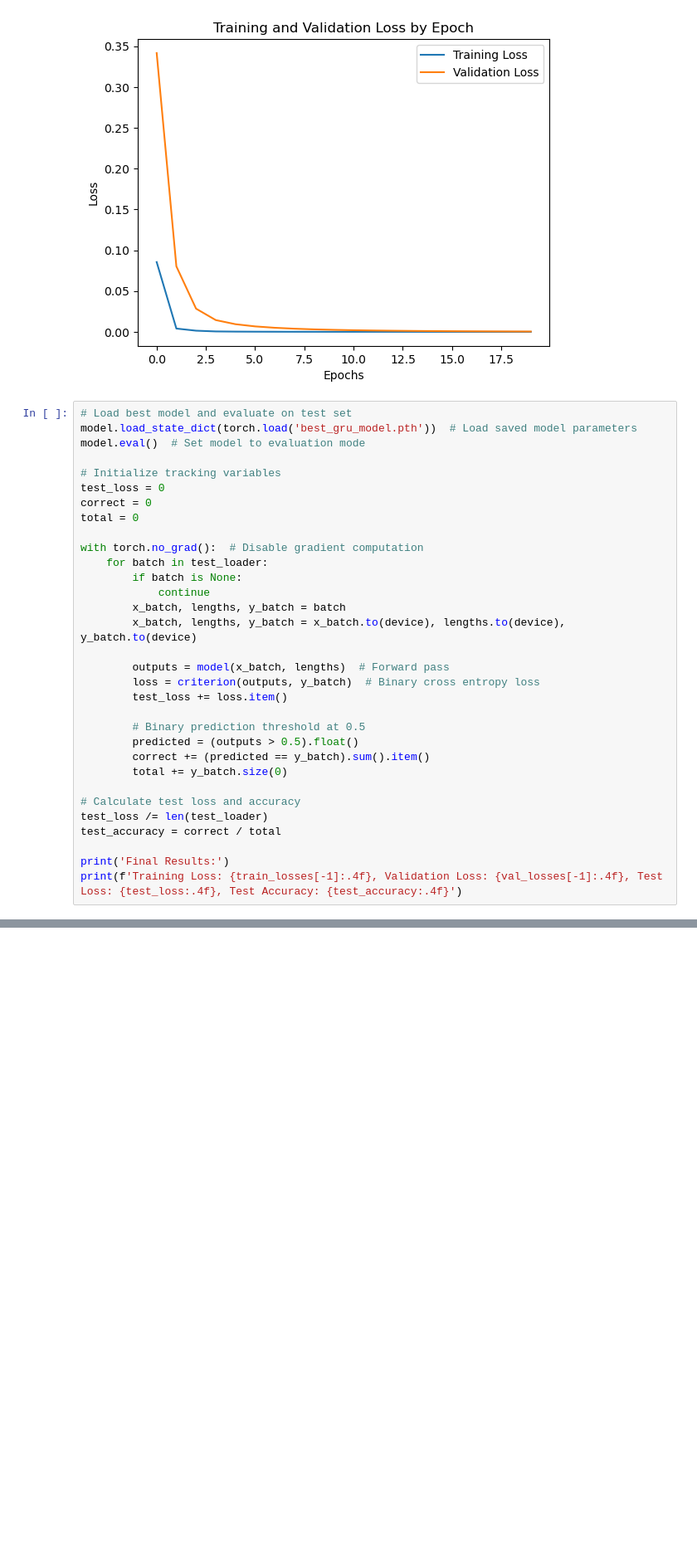
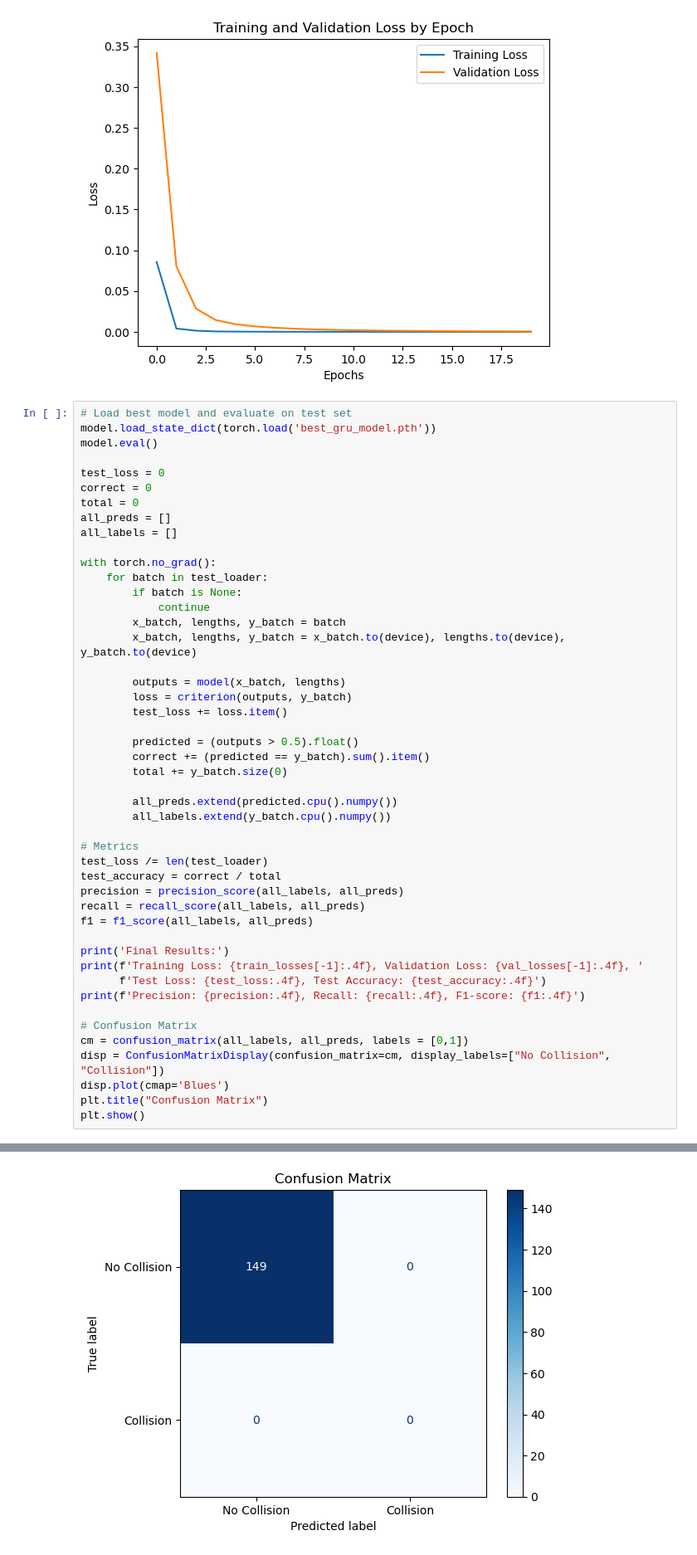
Before and after one commit to dcorc7/dsan-6600-final-project, a Jupyter notebook: code/GRU.ipynb, the cells around one changed output, grey strips where cells are left out. Shown at 83% size. Cells and saved outputs as stored; diff of their text form; blank space fills up the shorter version.

Commit message:
Added a confusion matrix to Gru code

```diff
--- a/code/GRU.ipynb
+++ b/code/GRU.ipynb
@@ -297,36 +299,51 @@ plt.show
 [figure]
 # %%
 # Load best model and evaluate on test set
-model.load_state_dict(torch.load('best_gru_model.pth'))  # Load saved model parameters
-model.eval()  # Set model to evaluation mode
+model.load_state_dict(torch.load('best_gru_model.pth'))
+model.eval()
 
-# Initialize tracking variables
 test_loss = 0
 correct = 0
 total = 0
+all_preds = []
+all_labels = []
 
-with torch.no_grad():  # Disable gradient computation
+with torch.no_grad():
     for batch in test_loader:
         if batch is None:
             continue
         x_batch, lengths, y_batch = batch
         x_batch, lengths, y_batch = x_batch.to(device), lengths.to(device), y_batch.to(device)
 
-        outputs = model(x_batch, lengths)  # Forward pass
-        loss = criterion(outputs, y_batch)  # Binary cross entropy loss
+        outputs = model(x_batch, lengths)
+        loss = criterion(outputs, y_batch)
         test_loss += loss.item()
 
-        # Binary prediction threshold at 0.5
         predicted = (outputs > 0.5).float()
         correct += (predicted == y_batch).sum().item()
         total += y_batch.size(0)
 
-# Calculate test loss and accuracy
+        all_preds.extend(predicted.cpu().numpy())
+        all_labels.extend(y_batch.cpu().numpy())
+
+# Metrics
 test_loss /= len(test_loader)
 test_accuracy = correct / total
+precision = precision_score(all_labels, all_preds)
+recall = recall_score(all_labels, all_preds)
+f1 = f1_score(all_labels, all_preds)
 
 print('Final Results:')
-print(f'Training Loss: {train_losses[-1]:.4f}, Validation Loss: {val_losses[-1]:.4f}, Test Loss: {test_loss:.4f}, Test Accuracy: {test_accuracy:.4f}')
+print(f'Training Loss: {train_losses[-1]:.4f}, Validation Loss: {val_losses[-1]:.4f}, '
+      f'Test Loss: {test_loss:.4f}, Test Accuracy: {test_accuracy:.4f}')
+print(f'Precision: {precision:.4f}, Recall: {recall:.4f}, F1-score: {f1:.4f}')
+
+# Confusion Matrix
+cm = confusion_matrix(all_labels, all_preds, labels = [0,1])
+disp = ConfusionMatrixDisplay(confusion_matrix=cm, display_labels=["No Collision", "Collision"])
+disp.plot(cmap='Blues')
+plt.title("Confusion Matrix")
+plt.show()
 # %% [output]
 Final Results:
 Training Loss: 0.0000, Validation Loss: 0.0004, Test Loss: 0.0000, Test Accuracy: 1.0000
@@ -332,0 +351 @@ Training Loss: 0.0000, Validation Loss: 0.0004, Test Loss: 0.0000, Test Accuracy
+[figure, added]
```
Also changed, not shown: parts of 2 cells of this notebook.
